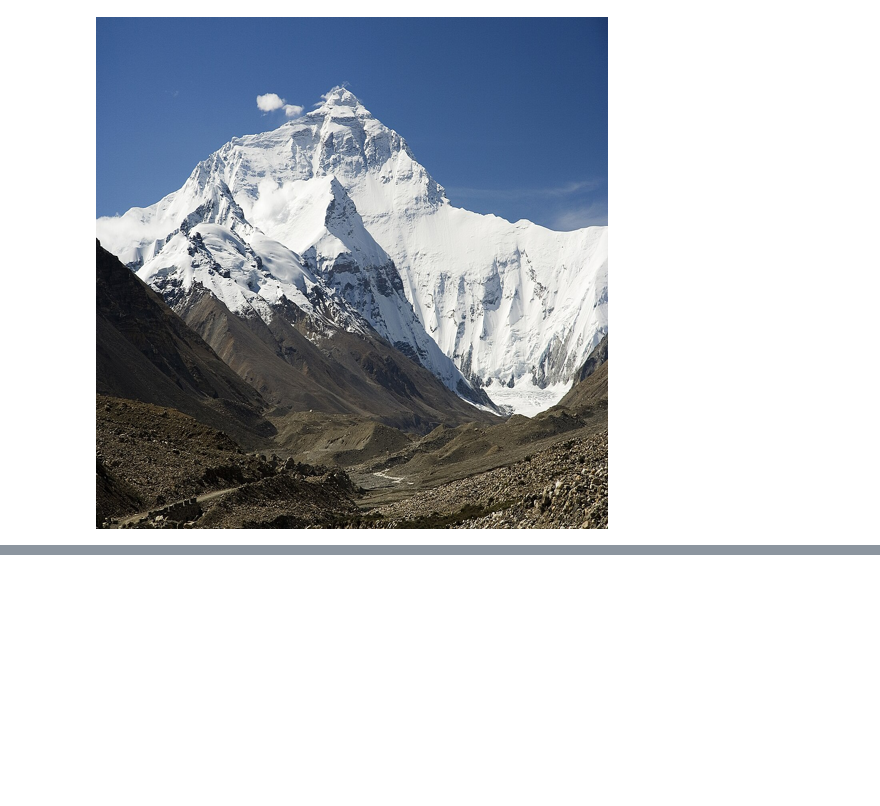
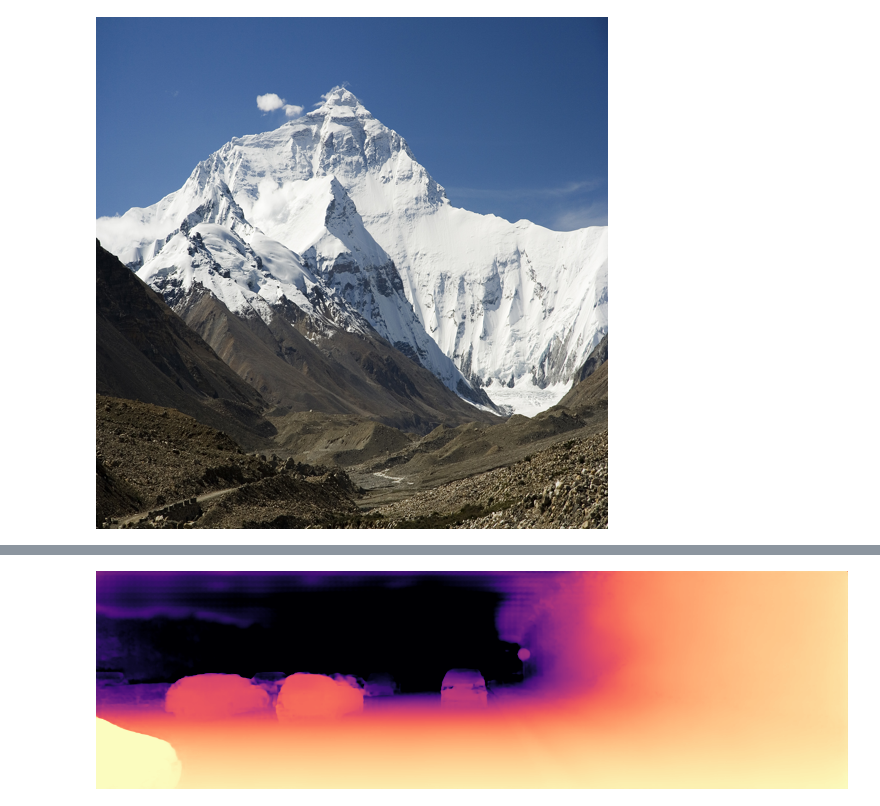
Before and after one commit to someilay/dmb, a Jupyter notebook: notebooks/depth_anything_infer.ipynb, the cells around one changed output, grey strips where cells are left out. Drawn from its saved outputs; the diff is of its cells as text; code cells hidden in the pictures; blank space fills up the shorter version.

```diff
--- a/notebooks/depth_anything_infer.ipynb
+++ b/notebooks/depth_anything_infer.ipynb
@@ -271,14 +234,3 @@ def eval_depth(pred, target):
 
     return {'d1': d1.item(), 'd2': d2.item(), 'd3': d3.item(), 'abs_rel': abs_rel.item(), 'sq_rel': sq_rel.item(),
             'rmse': rmse.item(), 'rmse_log': rmse_log.item(), 'log10':log10.item(), 'silog':silog.item()}
-# %%
-img, true_depth, valid_mask = next(iter(selection_dataloader))
-
-model.head.max_depth = 1
-with torch.no_grad():
-    outputs = model(**img)
-
-post_processed_output = image_processor.post_process_depth_estimation(
-    outputs,
-    target_sizes=[true_depth.shape[-2:]] * len(true_depth),
-)
@@ -425,0 +264,5 @@ torch.Size([375, 1242])
+# %%
+depth_colorized = colorize(pred)
+Image.fromarray(depth_colorized.astype("uint8"))
+# %% [output]
+[figure, added]
```
Also changed, not shown: parts of 20 cells of this notebook.
